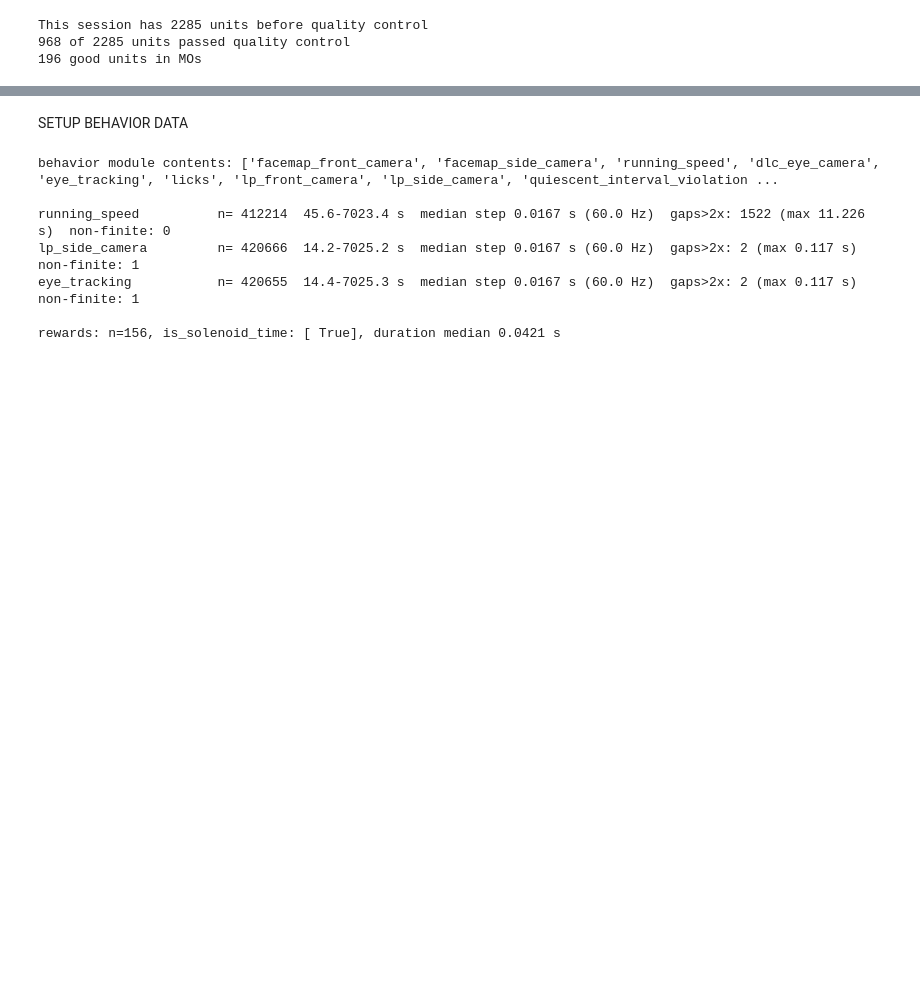
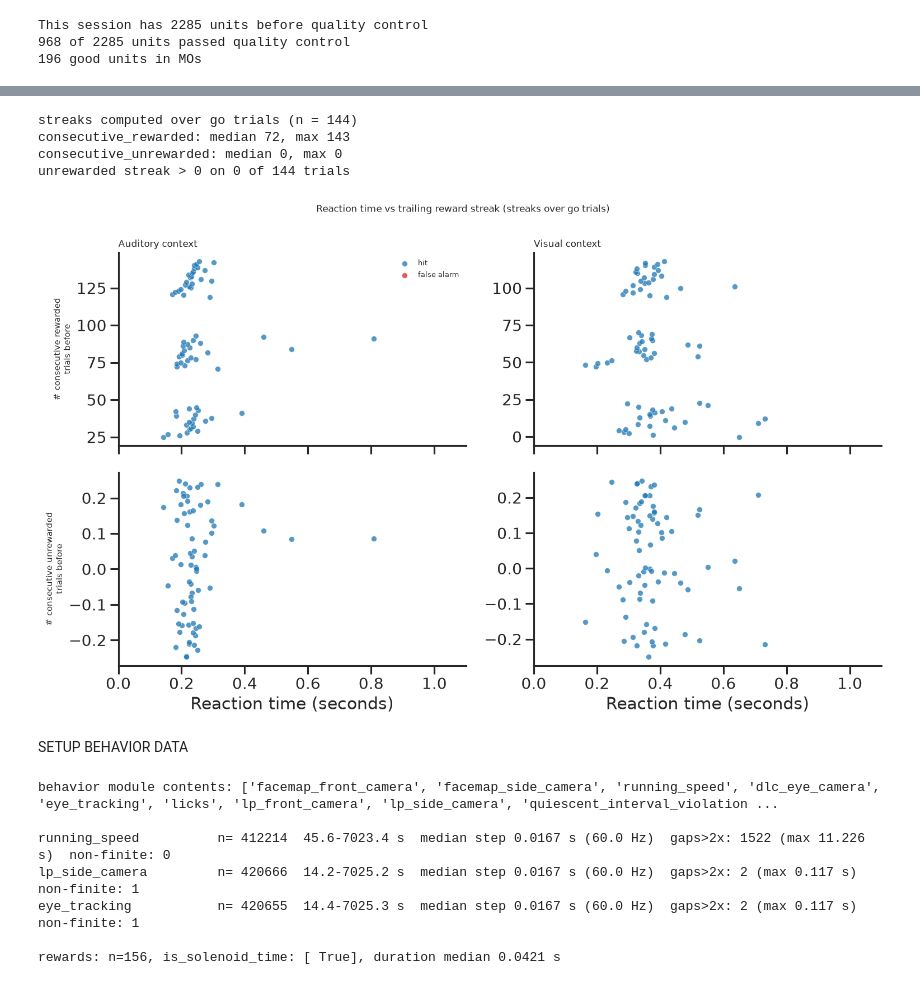
Before and after one commit to tierneydaw1/MisfiringSquad, a Jupyter notebook: code/Expectation.ipynb, the cells around one changed output, grey strips where cells are left out. Cells and saved outputs as stored; diff of their text form; code cells hidden in the pictures; blank space fills up the shorter version.

```diff
--- a/code/Expectation.ipynb
+++ b/code/Expectation.ipynb
@@ -478,3 +398,81 @@ rewarded                  0  142         0
+# %%
+STREAK_TRIAL_SUBSET = 'go'     # 'go' = rewardable trials only; 'all' = every trial
+
+
+def trailing_streak(flag_array):
+    """Number of consecutive True values immediately preceding each position."""
+    streak = np.zeros(len(flag_array), dtype=int)
+    run_length = 0
+    for position, flag in enumerate(flag_array):
+        streak[position] = run_length
+        run_length = run_length + 1 if flag else 0
+    return streak
+
+
+streak_mask = (trials.is_go if STREAK_TRIAL_SUBSET == 'go'
+               else pd.Series(True, index=trials.index))
+streak_source = trials[streak_mask]
+rewarded_flag = streak_source.is_rewarded.values
+
+trials['consecutive_rewarded'] = np.nan
+trials['consecutive_unrewarded'] = np.nan
+trials.loc[streak_mask, 'consecutive_rewarded'] = trailing_streak(rewarded_flag)
+trials.loc[streak_mask, 'consecutive_unrewarded'] = trailing_streak(~rewarded_flag)
+
+print('streaks computed over %s trials (n = %d)'
+      % (STREAK_TRIAL_SUBSET, int(streak_mask.sum())))
+print('consecutive_rewarded: median %.0f, max %.0f'
+      % (trials.consecutive_rewarded.median(), trials.consecutive_rewarded.max()))
+print('consecutive_unrewarded: median %.0f, max %.0f'
+      % (trials.consecutive_unrewarded.median(), trials.consecutive_unrewarded.max()))
+print('unrewarded streak > 0 on %d of %d trials'
+      % (int((trials.consecutive_unrewarded > 0).sum()), int(streak_mask.sum())))
+
+streak_data = trials[rt_trial_mask & trials.reaction_time.notna()
+                     & trials.consecutive_rewarded.notna()]
+
+STREAK_ROWS = [('consecutive_rewarded', '# consecutive rewarded\ntrials before'),
+               ('consecutive_unrewarded', '# consecutive unrewarded\ntrials before')]
+
+fig, axes = plt.subplots(2, 2, figsize=(13, 8), sharex=True)
+rng = np.random.default_rng(0)
+
+for row_index, (streak_column, row_label) in enumerate(STREAK_ROWS):
+    for col_index, (context_value, panel_title) in enumerate(CONTEXT_PANELS):
+        ax = axes[row_index, col_index]
+        panel_data = streak_data[streak_data.rewarded_modality == context_value]
+
+        # vertical jitter: the streak is an integer, so points would overlap exactly
+        jitter = rng.uniform(-0.25, 0.25, len(panel_data))
+        for outcome_label in RT_OUTCOMES:
+            outcome_mask = (panel_data.outcome == outcome_label).values
+            ax.scatter(panel_data.reaction_time.values[outcome_mask],
+                       panel_data[streak_column].values[outcome_mask]
+                       + jitter[outcome_mask],
+                       s=35, alpha=0.75, edgecolor='white', linewidth=0.4,
+                       color=OUTCOME_COLORS[outcome_label],
+                       label=outcome_label if (row_index == 0 and col_index == 0)
+                       else None)
+
+        ax.set_xlim(*RT_AXIS_LIMITS)
+        if row_index == 0:
+            ax.set_title(panel_title, fontsize=10)
+        if row_index == 1:
+            ax.set_xlabel('Reaction time (seconds)')
+        ax.set_ylabel(row_label if col_index == 0 else '', fontsize=9)
+        sns.despine(ax=ax)
+
+axes[0, 0].legend(fontsize=8, frameon=False, loc='upper right')
+fig.suptitle('Reaction time vs trailing reward streak (streaks over %s trials)'
+             % STREAK_TRIAL_SUBSET, fontsize=10)
+fig.tight_layout()
+plt.show()
+# %% [output]
+streaks computed over go trials (n = 144)
+consecutive_rewarded: median 72, max 143
+consecutive_unrewarded: median 0, max 0
+unrewarded streak > 0 on 0 of 144 trials
+[figure, added]
 # %% [markdown]
 SETUP BEHAVIOR DATA
 # %%
```
Also changed, not shown: parts of 21 cells of this notebook.
